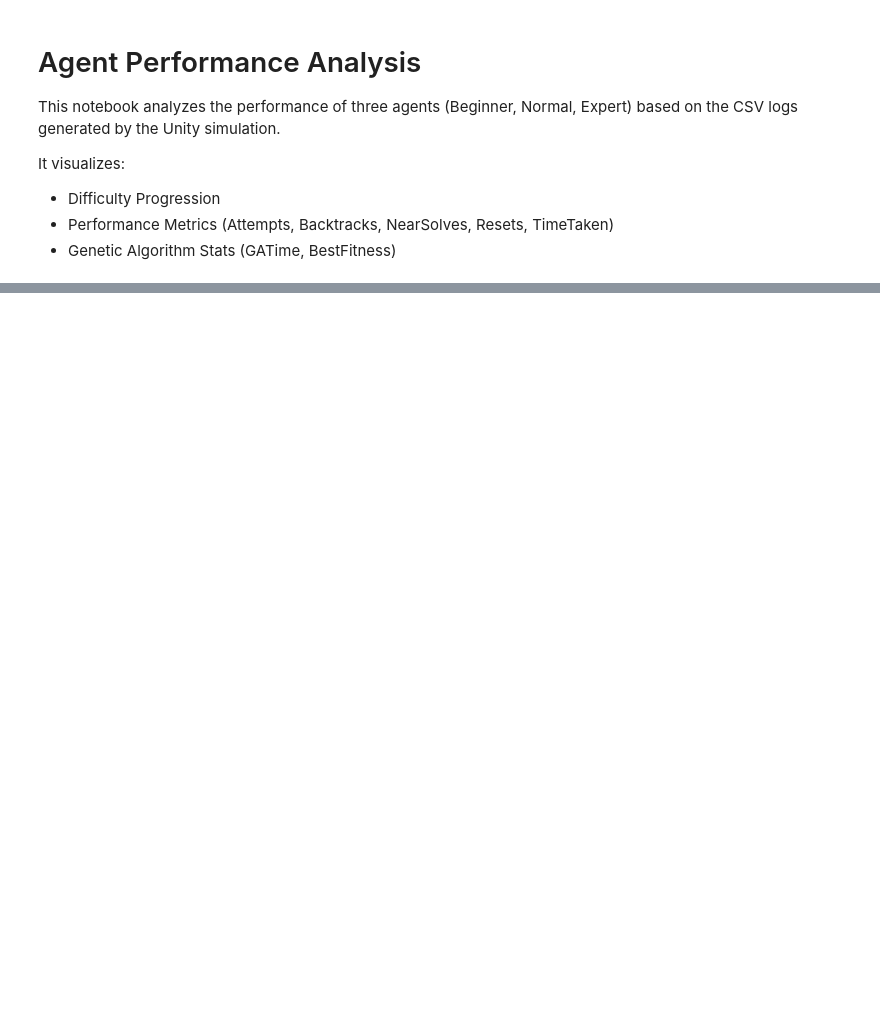
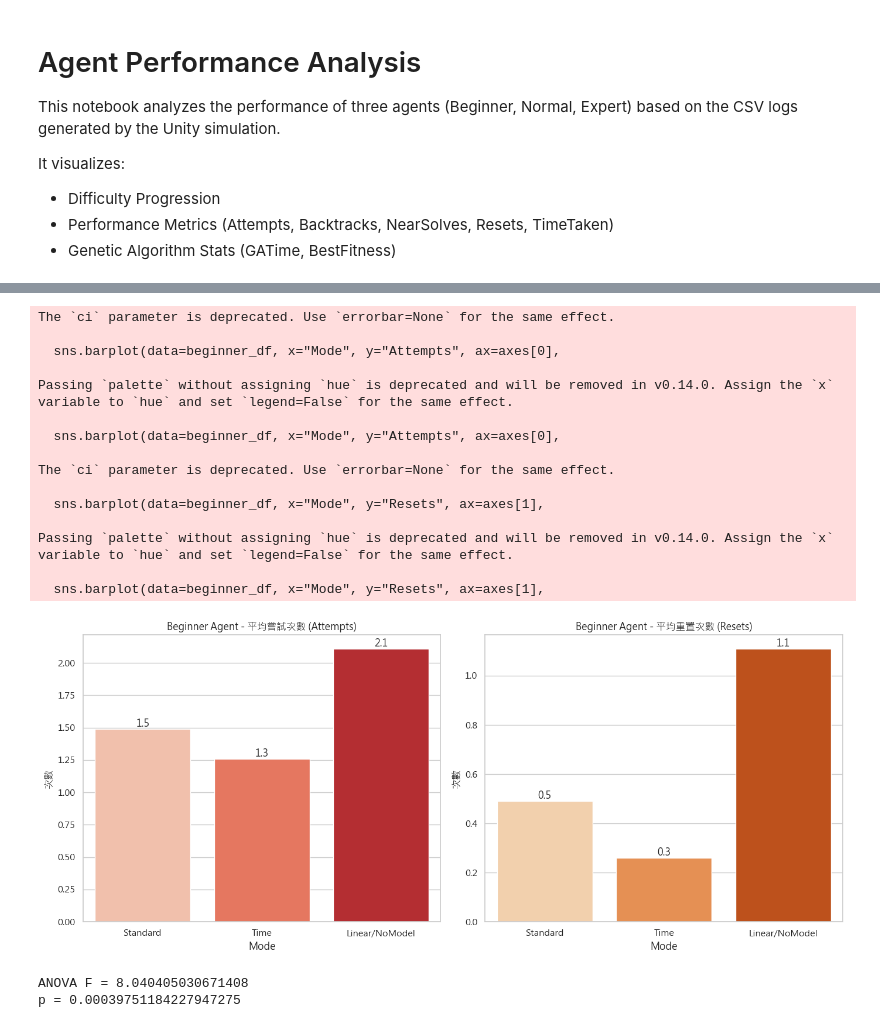
Before and after one commit to senba1000m3/MetaheuristicFinal, a Jupyter notebook: Analysis.ipynb, the cells around one changed output, grey strips where cells are left out. Cells and saved outputs as stored; diff of their text form; code cells hidden in the pictures; blank space fills up the shorter version.

```diff
--- a/Analysis.ipynb
+++ b/Analysis.ipynb
@@ -83,0 +190,54 @@ else:
+# %%
+import scipy.stats as stats
+
+beginner_df = df[df['Agent'] == 'Beginner']
+
+fig, axes = plt.subplots(1, 2, figsize=(14, 6))
+
+# Attempts
+sns.barplot(data=beginner_df, x="Mode", y="Attempts", ax=axes[0],
+            palette="Reds", ci=None)
+axes[0].set_title("Beginner Agent - 平均嘗試次數 (Attempts)")
+axes[0].set_ylabel("次數")
+for c in axes[0].containers:
+    axes[0].bar_label(c, fmt="%.1f")
+
+# Resets
+sns.barplot(data=beginner_df, x="Mode", y="Resets", ax=axes[1],
+            palette="Oranges", ci=None)
+axes[1].set_title("Beginner Agent - 平均重置次數 (Resets)")
+axes[1].set_ylabel("次數")
+for c in axes[1].containers:
+    axes[1].bar_label(c, fmt="%.1f")
+
+plt.tight_layout()
+plt.show()
+
+groups = [
+    g["Attempts"].values
+    for _, g in beginner_df.groupby("Mode")
+]
+
+f_value, p_value = stats.f_oneway(*groups)
+
+print("ANOVA F =", f_value)
+print("p =", p_value)
+# %% [output]
+The `ci` parameter is deprecated. Use `errorbar=None` for the same effect.
+
+  sns.barplot(data=beginner_df, x="Mode", y="Attempts", ax=axes[0],
+
+Passing `palette` without assigning `hue` is deprecated and will be removed in v0.14.0. Assign the `x` variable to `hue` and set `legend=False` for the same effect.
+
+  sns.barplot(data=beginner_df, x="Mode", y="Attempts", ax=axes[0],
+
+The `ci` parameter is deprecated. Use `errorbar=None` for the same effect.
+
+  sns.barplot(data=beginner_df, x="Mode", y="Resets", ax=axes[1],
+
+Passing `palette` without assigning `hue` is deprecated and will be removed in v0.14.0. Assign the `x` variable to `hue` and set `legend=False` for the same effect.
+
+  sns.barplot(data=beginner_df, x="Mode", y="Resets", ax=axes[1],
+[figure, added]
+ANOVA F = 8.040405030671408
+p = 0.00039751184227947275
```
Also changed, not shown: parts of 8 cells of this notebook, 46 other files.
